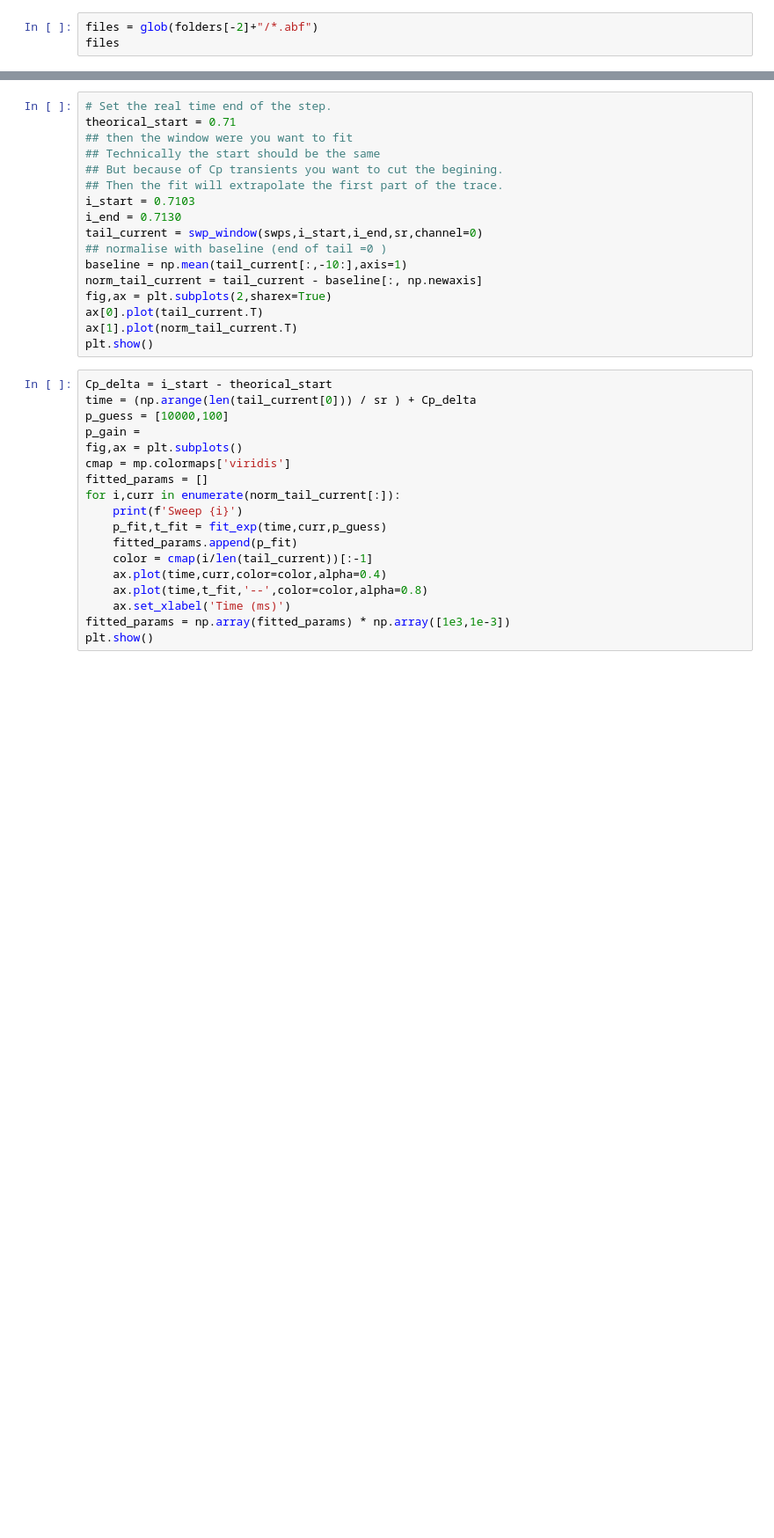
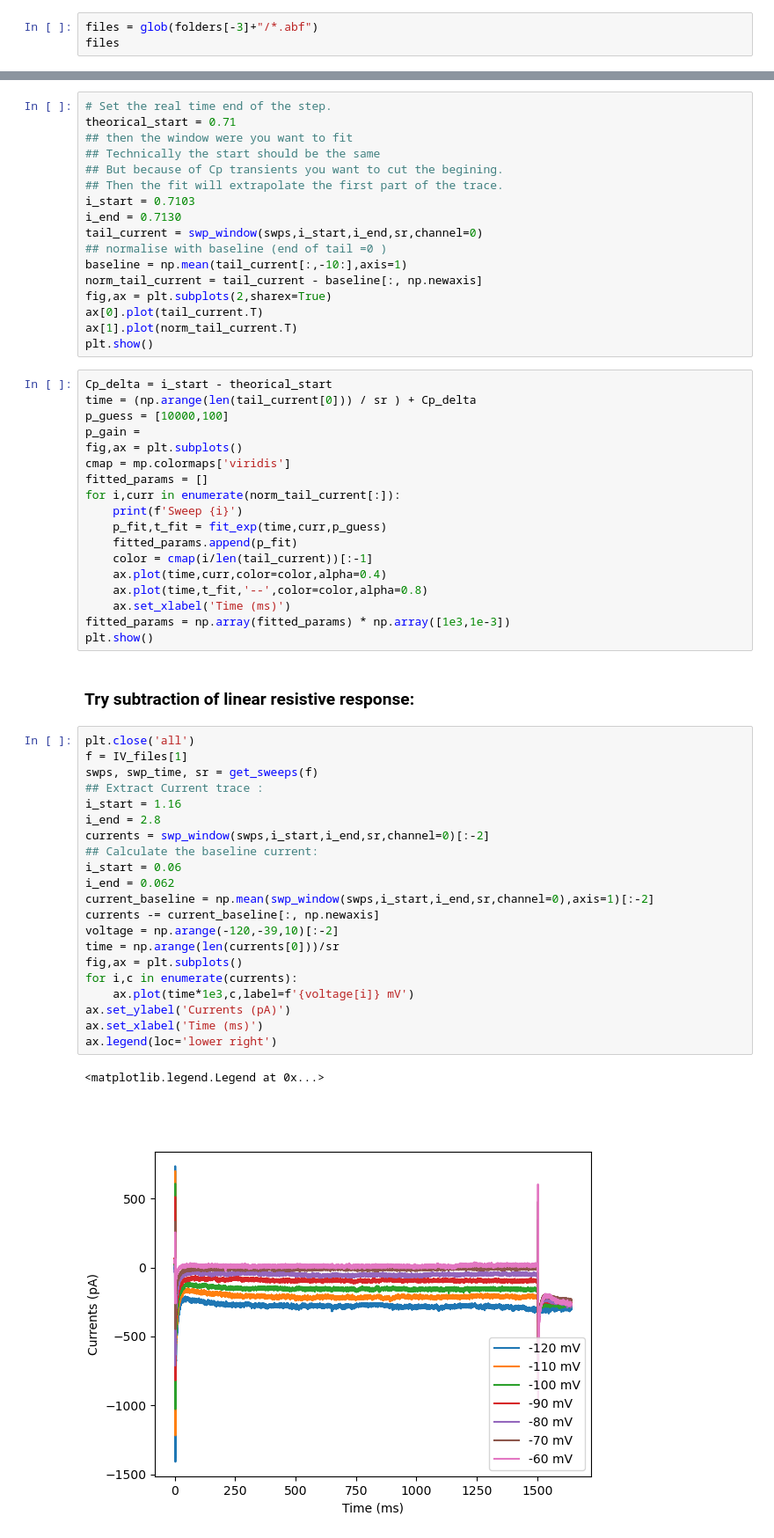
Before and after one commit to afmontarras/CSHL, a Jupyter notebook: HCN.ipynb, the cells around one changed output, grey strips where cells are left out. Shown: that part at 88% size. Saved outputs shown, nothing was run; the diff lists cells and outputs as text; blank space fills up the shorter version.

```diff
--- a/HCN.ipynb
+++ b/HCN.ipynb
@@ -23,6 +24,6 @@ folders
  '/home/alan/Documents/LAB/CSHL/Data/Nav']
 # %%
-files = glob(folders[-2]+"/*.abf")
+files = glob(folders[-3]+"/*.abf")
 files
 # %% [output]
 ['/home/alan/Documents/LAB/CSHL/Data/HCN/2024_06_12_0008.abf',
@@ -222,3 +223,29 @@ for i,curr in enumerate(norm_tail_current[:]):
     ax.set_xlabel('Time (ms)')
 fitted_params = np.array(fitted_params) * np.array([1e3,1e-3])
 plt.show()
+# %% [markdown]
+### Try subtraction of linear resistive response:
+# %%
+plt.close('all')
+f = IV_files[1]
+swps, swp_time, sr = get_sweeps(f)
+## Extract Current trace :
+i_start = 1.16
+i_end = 2.8
+currents = swp_window(swps,i_start,i_end,sr,channel=0)[:-2]
+## Calculate the baseline current:
+i_start = 0.06
+i_end = 0.062
+current_baseline = np.mean(swp_window(swps,i_start,i_end,sr,channel=0),axis=1)[:-2]
+currents -= current_baseline[:, np.newaxis]
+voltage = np.arange(-120,-39,10)[:-2]
+time = np.arange(len(currents[0]))/sr
+fig,ax = plt.subplots()
+for i,c in enumerate(currents):
+    ax.plot(time*1e3,c,label=f'{voltage[i]} mV')
+ax.set_ylabel('Currents (pA)')
+ax.set_xlabel('Time (ms)')
+ax.legend(loc='lower right')
+# %% [output]
+<matplotlib.legend.Legend at 0x...>
+[figure, added]
```
Also changed, not shown: parts of 3 cells of this notebook, 2 other files.
